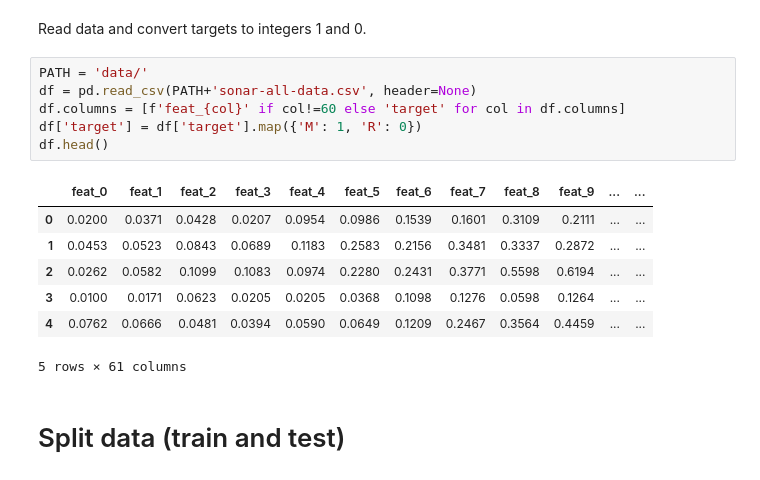
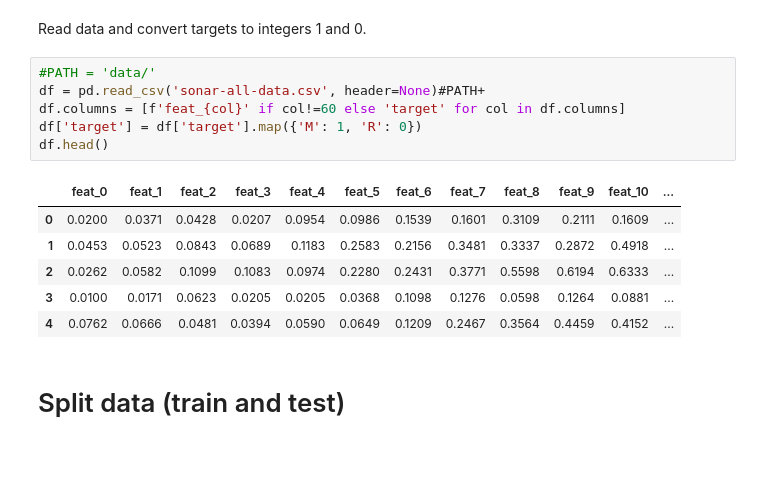
Before and after one commit to avaits/ml-intro-2021, a Jupyter notebook: 6_trees and ensembles/rf_classifier.ipynb, the cells around one changed output. Cells and saved outputs as stored; diff of their text form.

```diff
--- a/6_trees and ensembles/rf_classifier.ipynb
+++ b/6_trees and ensembles/rf_classifier.ipynb
@@ -34,19 +34,18 @@ random.seed(2020)
 # %% [markdown]
 Read data and convert targets to integers 1 and 0.
 # %%
-PATH = 'data/'
-df = pd.read_csv(PATH+'sonar-all-data.csv', header=None)
+#PATH = 'data/'
+df = pd.read_csv('sonar-all-data.csv', header=None)#PATH+
 df.columns = [f'feat_{col}' if col!=60 else 'target' for col in df.columns]
 df['target'] = df['target'].map({'M': 1, 'R': 0})
 df.head()
 # %% [output]
-|  | feat_0 | feat_1 | feat_2 | feat_3 | feat_4 | feat_5 | feat_6 | feat_7 | feat_8 | feat_9 | ... | ... |
-| 0 | 0.0200 | 0.0371 | 0.0428 | 0.0207 | 0.0954 | 0.0986 | 0.1539 | 0.1601 | 0.3109 | 0.2111 | ... | ... |
-| 1 | 0.0453 | 0.0523 | 0.0843 | 0.0689 | 0.1183 | 0.2583 | 0.2156 | 0.3481 | 0.3337 | 0.2872 | ... | ... |
-| 2 | 0.0262 | 0.0582 | 0.1099 | 0.1083 | 0.0974 | 0.2280 | 0.2431 | 0.3771 | 0.5598 | 0.6194 | ... | ... |
-| 3 | 0.0100 | 0.0171 | 0.0623 | 0.0205 | 0.0205 | 0.0368 | 0.1098 | 0.1276 | 0.0598 | 0.1264 | ... | ... |
-| 4 | 0.0762 | 0.0666 | 0.0481 | 0.0394 | 0.0590 | 0.0649 | 0.1209 | 0.2467 | 0.3564 | 0.4459 | ... | ... |
+|  | feat_0 | feat_1 | feat_2 | feat_3 | feat_4 | feat_5 | feat_6 | feat_7 | feat_8 | feat_9 | feat_10 | ... |
+| 0 | 0.0200 | 0.0371 | 0.0428 | 0.0207 | 0.0954 | 0.0986 | 0.1539 | 0.1601 | 0.3109 | 0.2111 | 0.1609 | ... |
+| 1 | 0.0453 | 0.0523 | 0.0843 | 0.0689 | 0.1183 | 0.2583 | 0.2156 | 0.3481 | 0.3337 | 0.2872 | 0.4918 | ... |
+| 2 | 0.0262 | 0.0582 | 0.1099 | 0.1083 | 0.0974 | 0.2280 | 0.2431 | 0.3771 | 0.5598 | 0.6194 | 0.6333 | ... |
+| 3 | 0.0100 | 0.0171 | 0.0623 | 0.0205 | 0.0205 | 0.0368 | 0.1098 | 0.1276 | 0.0598 | 0.1264 | 0.0881 | ... |
+| 4 | 0.0762 | 0.0666 | 0.0481 | 0.0394 | 0.0590 | 0.0649 | 0.1209 | 0.2467 | 0.3564 | 0.4459 | 0.4152 | ... |
-5 rows × 61 columns
 # %% [markdown]
 # Split data (train and test)
 # %%
```
Also changed, not shown: parts of 28 cells of this notebook.
